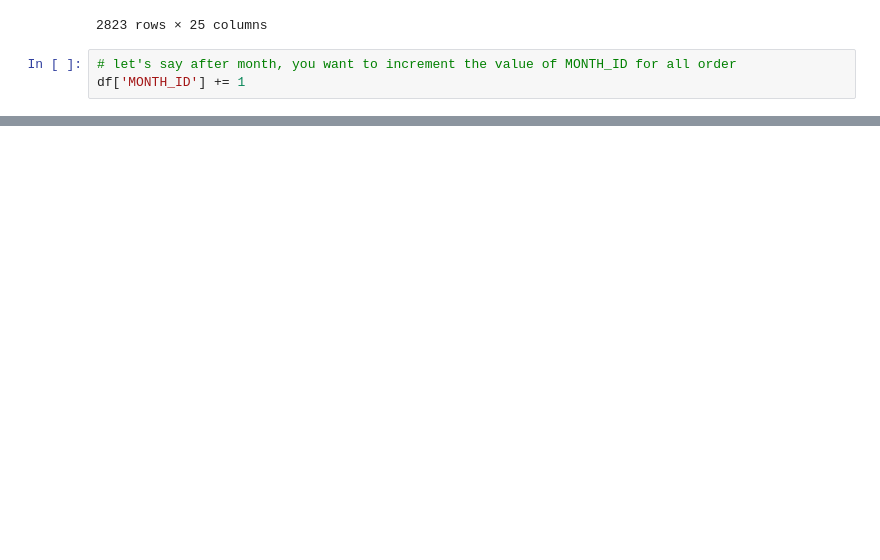
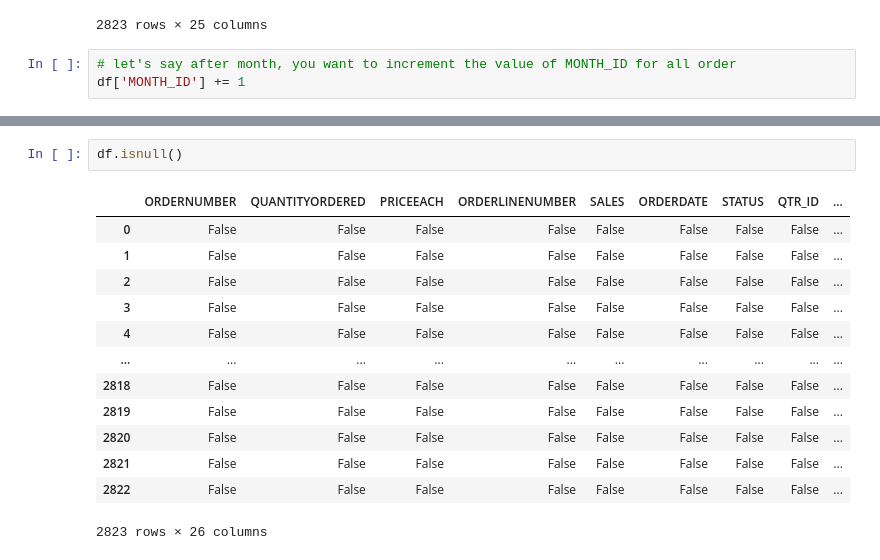
Before and after one commit to harshit4311/Python-Data-Analysis, a Jupyter notebook: Pandas/pandas.ipynb, the cells around one changed output, grey strips where cells are left out. Cells and saved outputs as stored; diff of their text form; blank space fills up the shorter version.

```diff
--- a/Pandas/pandas.ipynb
+++ b/Pandas/pandas.ipynb
@@ -186,0 +187,16 @@ df.describe()
+# %%
+df.isnull()
+# %% [output]
+|  | ORDERNUMBER | QUANTITYORDERED | PRICEEACH | ORDERLINENUMBER | SALES | ORDERDATE | STATUS | QTR_ID | ... |
+| 0 | False | False | False | False | False | False | False | False | ... |
+| 1 | False | False | False | False | False | False | False | False | ... |
+| 2 | False | False | False | False | False | False | False | False | ... |
+| 3 | False | False | False | False | False | False | False | False | ... |
+| 4 | False | False | False | False | False | False | False | False | ... |
+| ... | ... | ... | ... | ... | ... | ... | ... | ... | ... |
+| 2818 | False | False | False | False | False | False | False | False | ... |
+| 2819 | False | False | False | False | False | False | False | False | ... |
+| 2820 | False | False | False | False | False | False | False | False | ... |
+| 2821 | False | False | False | False | False | False | False | False | ... |
+| 2822 | False | False | False | False | False | False | False | False | ... |
+2823 rows × 26 columns
```
Also changed, not shown: parts of 1 cell of this notebook, 3 other files.
